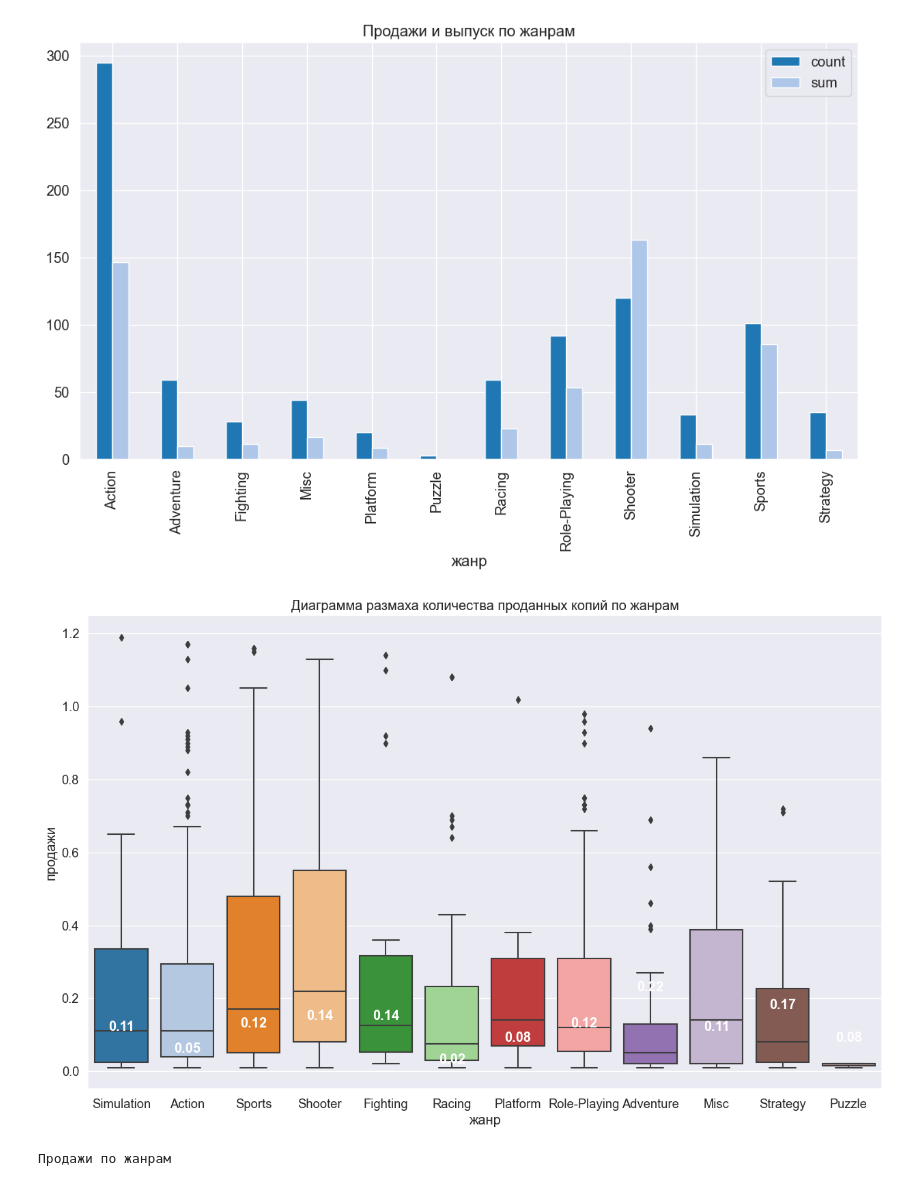
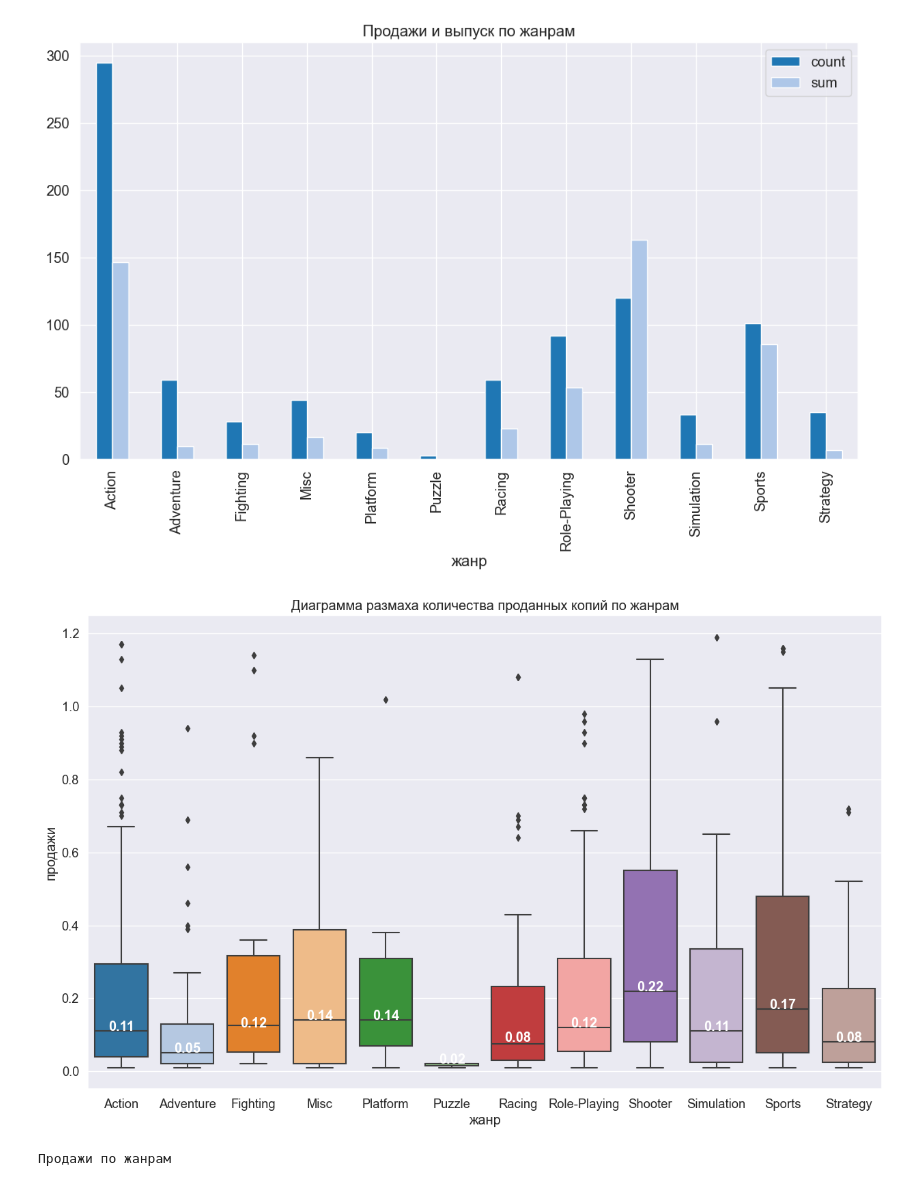
Before and after one commit to Lons35/Projects_AVV, a Jupyter notebook: Изучение закономерностей, определяющих успешность игр/gaming platforms_final.ipynb, the cells around one changed output. Drawn from its saved outputs; the diff is of its cells as text; code cells hidden in the pictures.

```diff
--- a/Изучение закономерностей, определяющих успешность игр/gaming platforms_final.ipynb
+++ b/Изучение закономерностей, определяющих успешность игр/gaming platforms_final.ipynb
@@ -519,28 +528,28 @@ df_promising.query('world_sales >= 1')['world_sales'].sum() / df_promising['worl
 # %%
 # боксплот
 plt.figure(figsize=(15, 9))
-axe = sns.boxplot(data=df_promising.query('world_sales < 1.2'),
+axe = sns.boxplot(data=df_promising.query('world_sales < 1.2').sort_values('genre'),
                   y='world_sales',
                   x='genre')
 
 medians = round(
     df_promising.query('world_sales < 1.2').groupby(
         ['genre'])['world_sales'].median(), 2)
 
 for xtick in axe.get_xticks():
     axe.text(xtick,
              medians[xtick],
              medians[xtick],
              horizontalalignment='center',
              size='medium',
              color='w',
              weight='semibold')
 
 plt.title('Диаграмма размаха количества проданных копий по жанрам')
 plt.xlabel('жанр')
 plt.ylabel('продажи');
 # %% [output]
-[figure, old version]
+[figure, new version]
 # %%
 (df_promising.pivot_table(
     index='genre', values='world_sales', aggfunc=sum)
```
Also changed, not shown: parts of 1 cell of this notebook.
